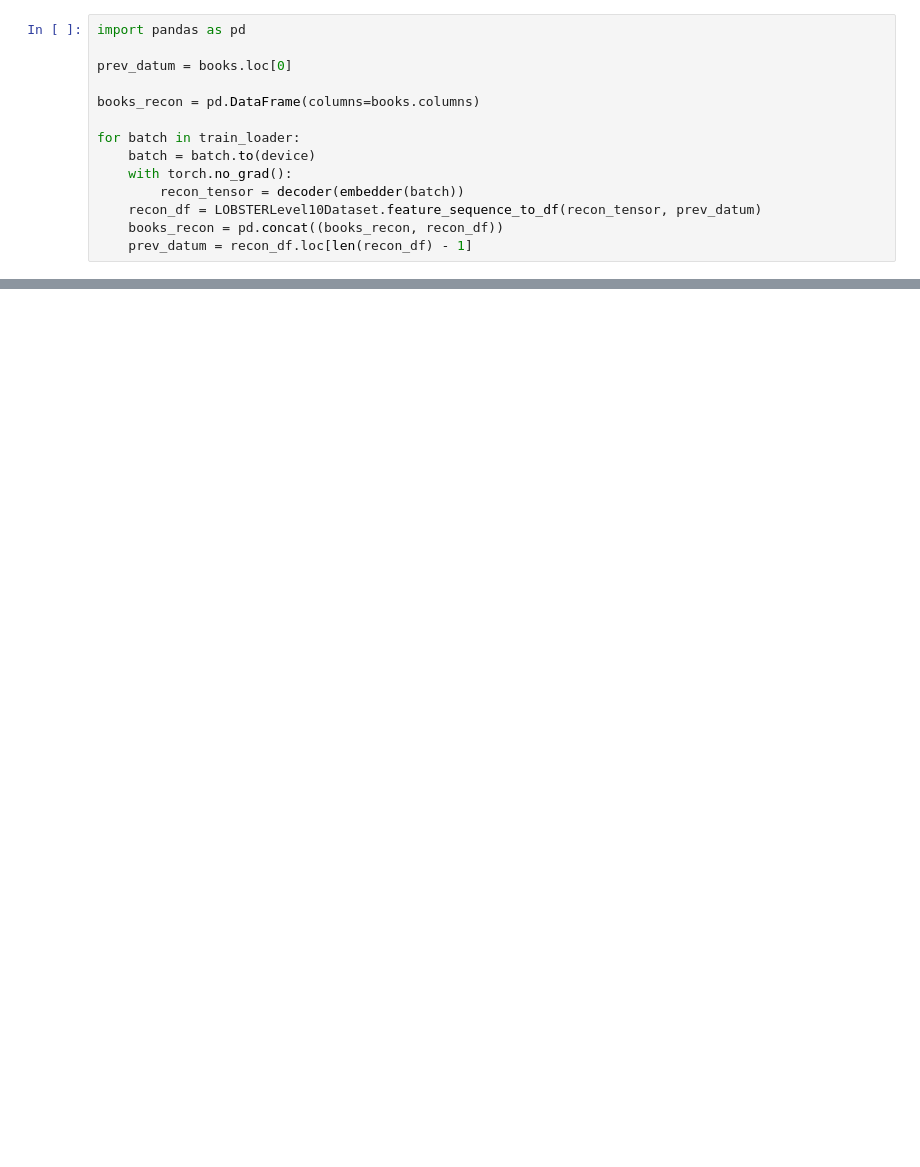
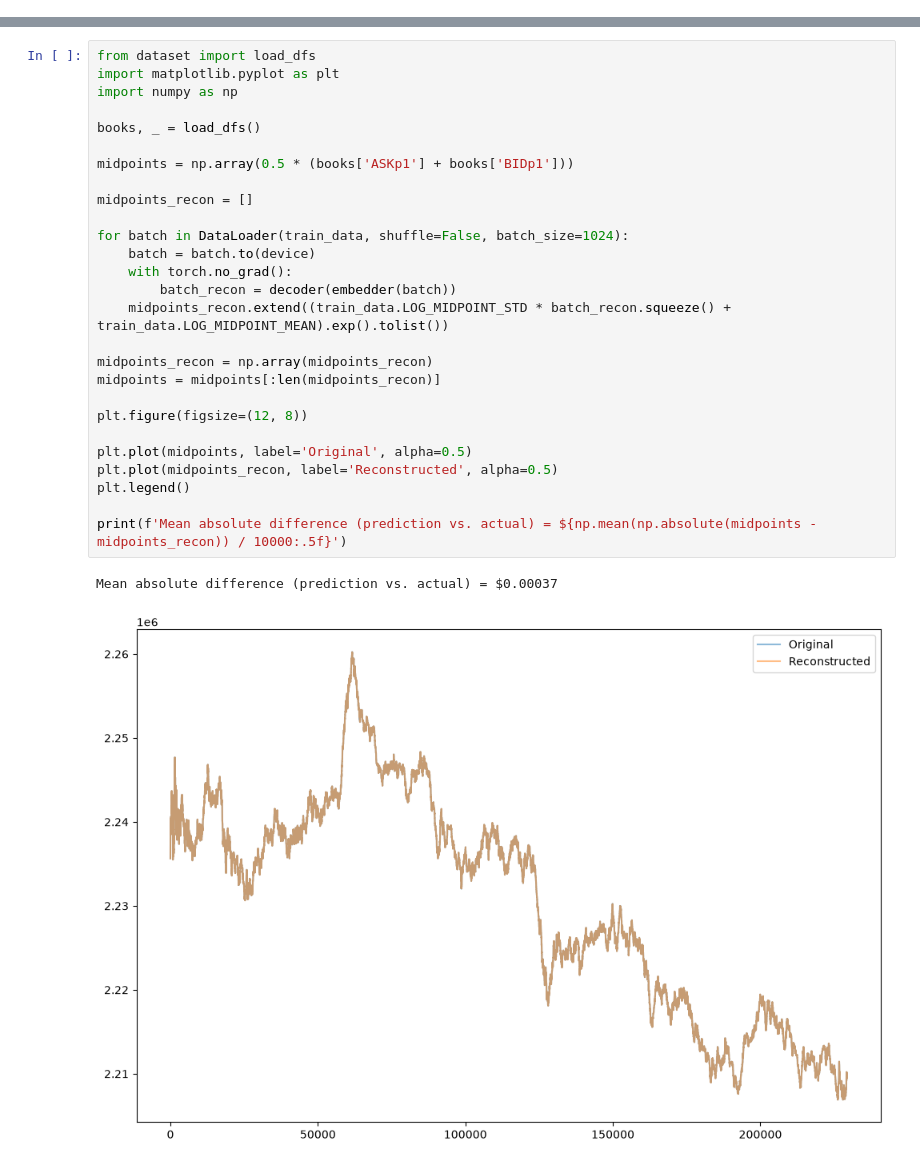
Before and after one commit to carsonalh/PatternAnalysis-2026, a Jupyter notebook: recognition/notebooks/lobster_autoencoder.ipynb, the cells around one changed output, grey strips where cells are left out. Cells and saved outputs as stored; diff of their text form; blank space fills up the shorter version.

```diff
--- a/recognition/notebooks/lobster_autoencoder.ipynb
+++ b/recognition/notebooks/lobster_autoencoder.ipynb
@@ -65,14 +22,0 @@ books, _ = load_dfs()
-# %%
-import pandas as pd
-
-prev_datum = books.loc[0]
-
-books_recon = pd.DataFrame(columns=books.columns)
-
-for batch in train_loader:
-    batch = batch.to(device)
-    with torch.no_grad():
-        recon_tensor = decoder(embedder(batch))
-    recon_df = LOBSTERLevel10Dataset.feature_sequence_to_df(recon_tensor, prev_datum)
-    books_recon = pd.concat((books_recon, recon_df))
-    prev_datum = recon_df.loc[len(recon_df) - 1]
@@ -124,0 +56,30 @@ plt.plot(books_recon['ASKp1'] - books_recon['BIDp1'])
+# %%
+from dataset import load_dfs
+import matplotlib.pyplot as plt
+import numpy as np
+
+books, _ = load_dfs()
+
+midpoints = np.array(0.5 * (books['ASKp1'] + books['BIDp1']))
+
+midpoints_recon = []
+
+for batch in DataLoader(train_data, shuffle=False, batch_size=1024):
+    batch = batch.to(device)
+    with torch.no_grad():
+        batch_recon = decoder(embedder(batch))
+    midpoints_recon.extend((train_data.LOG_MIDPOINT_STD * batch_recon.squeeze() + train_data.LOG_MIDPOINT_MEAN).exp().tolist())
+
+midpoints_recon = np.array(midpoints_recon)
+midpoints = midpoints[:len(midpoints_recon)]
+
+plt.figure(figsize=(12, 8))
+
+plt.plot(midpoints, label='Original', alpha=0.5)
+plt.plot(midpoints_recon, label='Reconstructed', alpha=0.5)
+plt.legend()
+
+print(f'Mean absolute difference (prediction vs. actual) = ${np.mean(np.absolute(midpoints - midpoints_recon)) / 10000:.5f}')
+# %% [output]
+Mean absolute difference (prediction vs. actual) = $0.00037
+[figure, added]
```
Also changed, not shown: parts of 8 cells of this notebook, 2 other files.
